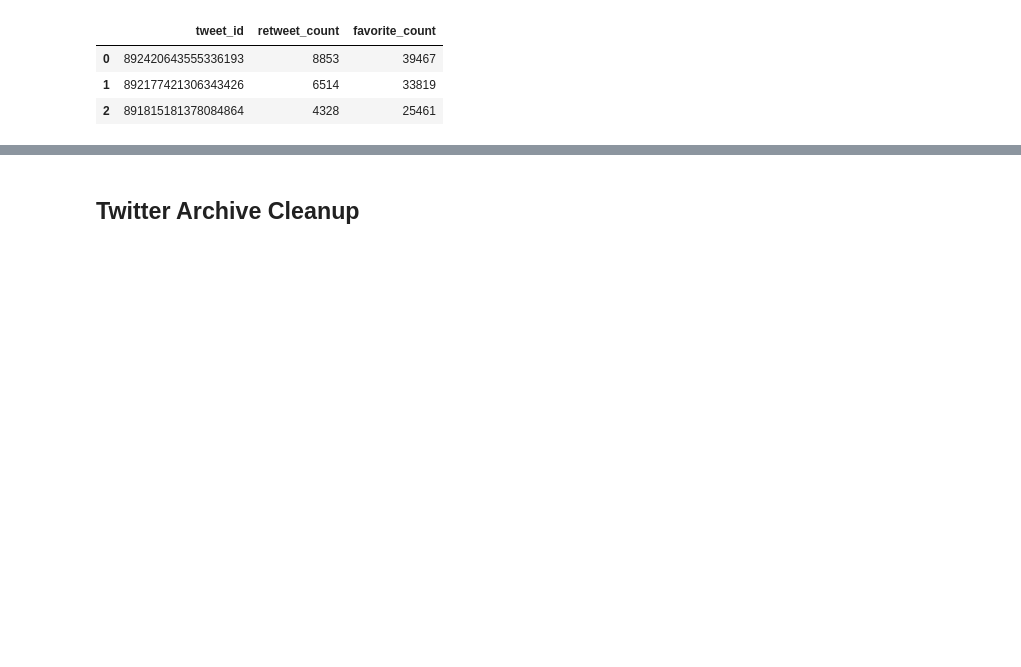
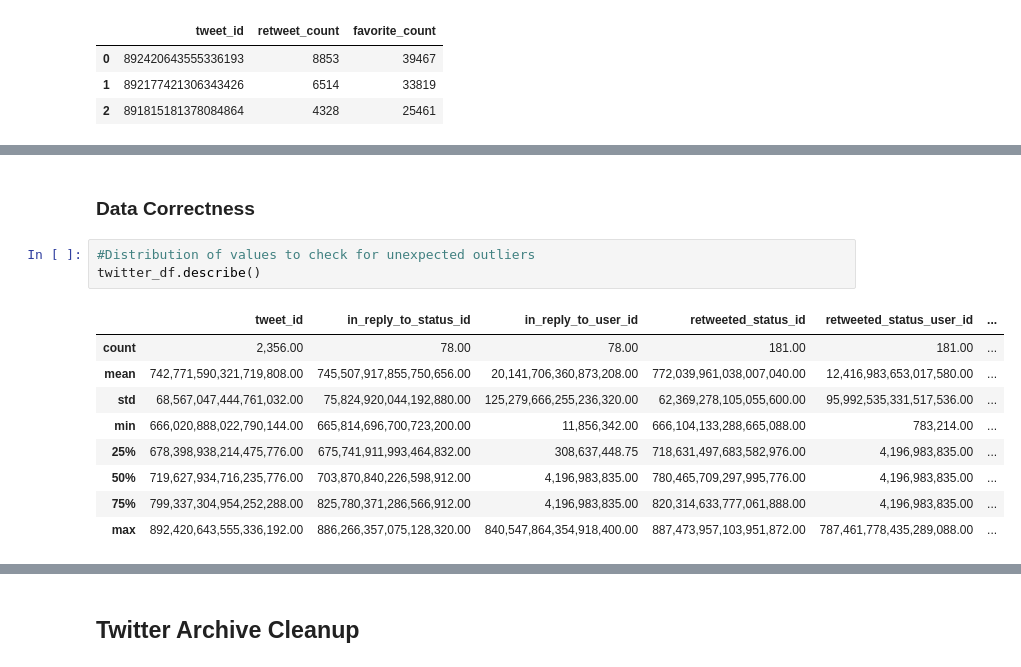
Before and after one commit to MihaiECh/DataWranglingCourse, a Jupyter notebook: wrangle_act.ipynb, the cells around one changed output, grey strips where cells are left out. Cells and saved outputs as stored; diff of their text form; blank space fills up the shorter version.

```diff
--- a/wrangle_act.ipynb
+++ b/wrangle_act.ipynb
@@ -101,0 +170,15 @@ tweet_df.head(3)
+# %% [markdown]
+### Data Correctness
+# %%
+#Distribution of values to check for unexpected outliers
+twitter_df.describe()
+# %% [output]
+|  | tweet_id | in_reply_to_status_id | in_reply_to_user_id | retweeted_status_id | retweeted_status_user_id | ... |
+| count | 2,356.00 | 78.00 | 78.00 | 181.00 | 181.00 | ... |
+| mean | 742,771,590,321,719,808.00 | 745,507,917,855,750,656.00 | 20,141,706,360,873,208.00 | 772,039,961,038,007,040.00 | 12,416,983,653,017,580.00 | ... |
+| std | 68,567,047,444,761,032.00 | 75,824,920,044,192,880.00 | 125,279,666,255,236,320.00 | 62,369,278,105,055,600.00 | 95,992,535,331,517,536.00 | ... |
+| min | 666,020,888,022,790,144.00 | 665,814,696,700,723,200.00 | 11,856,342.00 | 666,104,133,288,665,088.00 | 783,214.00 | ... |
+| 25% | 678,398,938,214,475,776.00 | 675,741,911,993,464,832.00 | 308,637,448.75 | 718,631,497,683,582,976.00 | 4,196,983,835.00 | ... |
+| 50% | 719,627,934,716,235,776.00 | 703,870,840,226,598,912.00 | 4,196,983,835.00 | 780,465,709,297,995,776.00 | 4,196,983,835.00 | ... |
+| 75% | 799,337,304,954,252,288.00 | 825,780,371,286,566,912.00 | 4,196,983,835.00 | 820,314,633,777,061,888.00 | 4,196,983,835.00 | ... |
+| max | 892,420,643,555,336,192.00 | 886,266,357,075,128,320.00 | 840,547,864,354,918,400.00 | 887,473,957,103,951,872.00 | 787,461,778,435,289,088.00 | ... |
```
Also changed, not shown: parts of 46 cells of this notebook.
